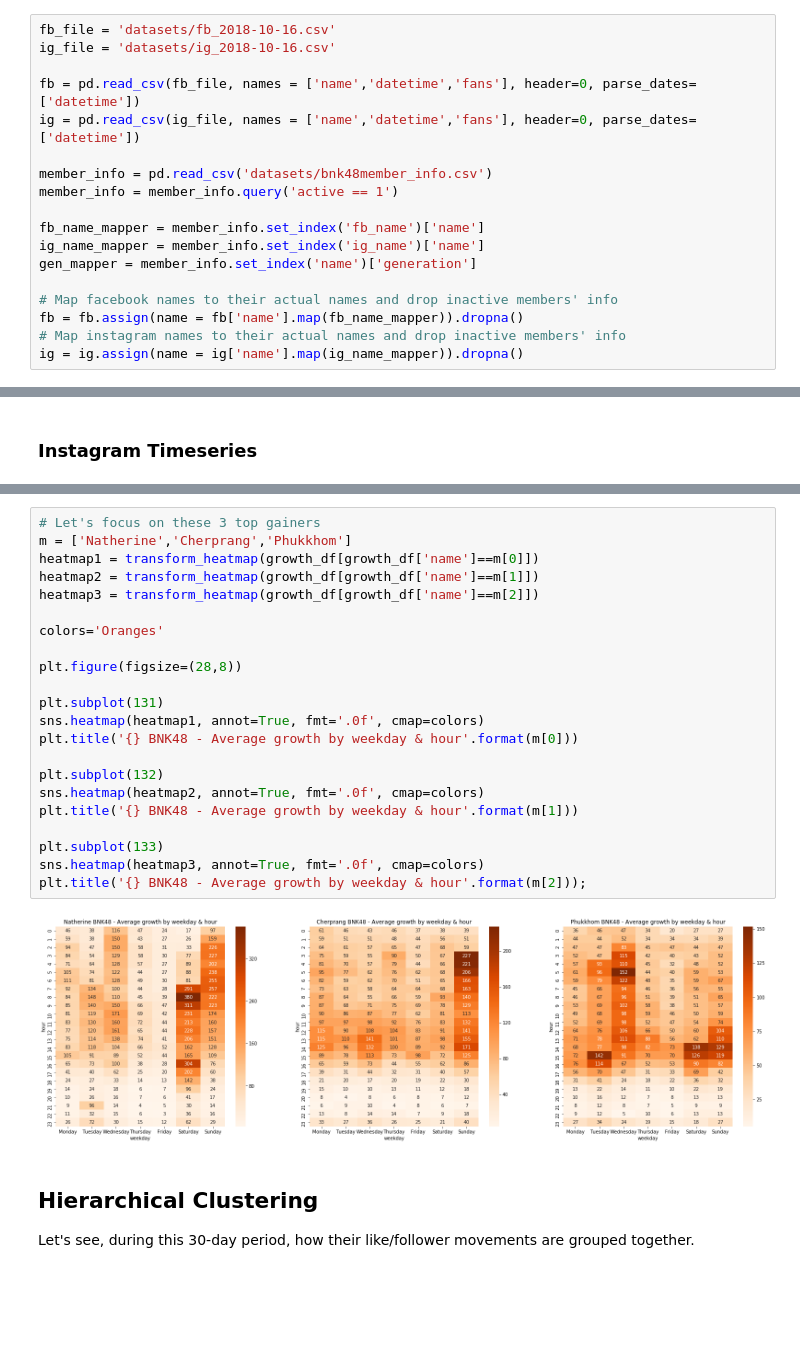
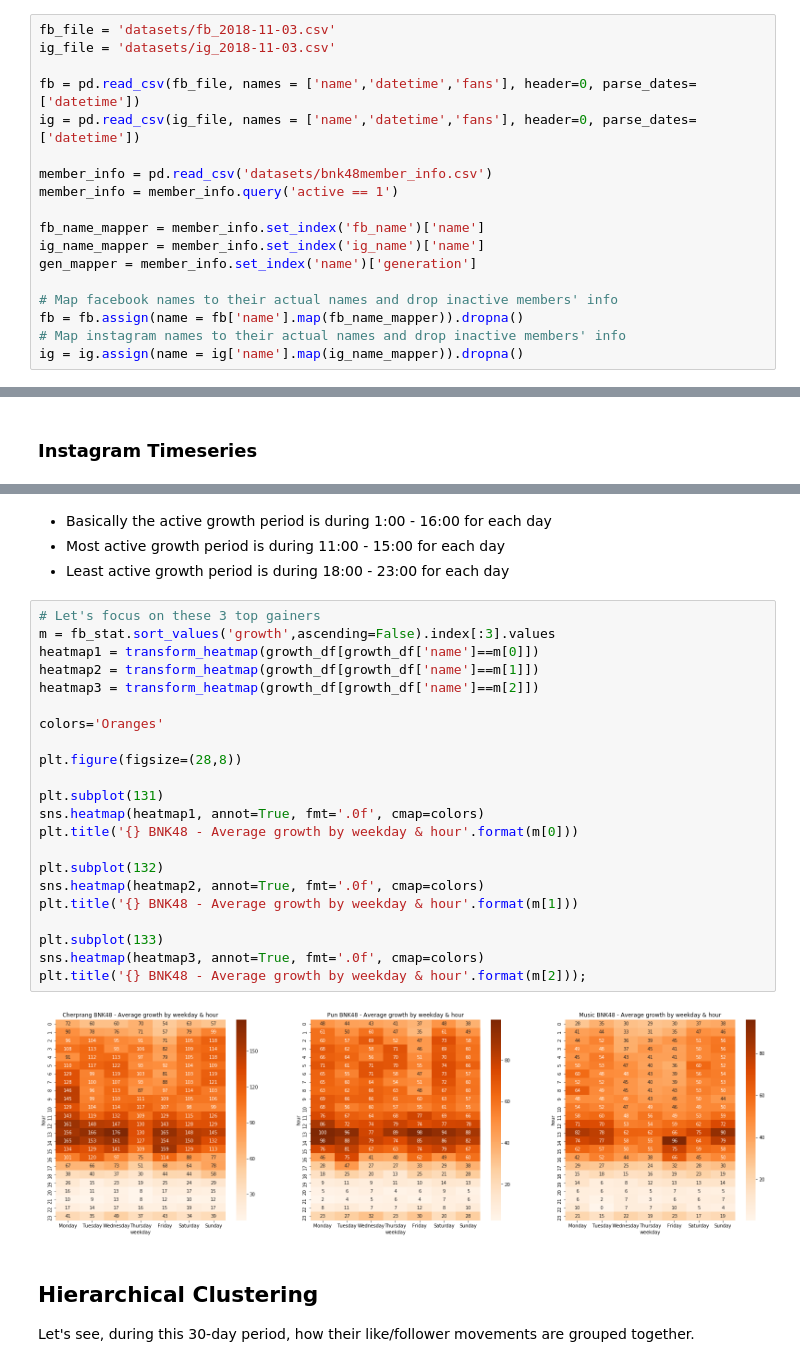
Before and after one commit to tanatiem/BNK48, a Jupyter notebook: bnk48-social-media.ipynb, the cells around one changed output, grey strips where cells are left out. Cells and saved outputs as stored; diff of their text form; blank space fills up the shorter version.

```diff
--- a/bnk48-social-media.ipynb
+++ b/bnk48-social-media.ipynb
@@ -7,8 +7,8 @@ import pandas as pd
 import matplotlib.pyplot as plt
 import seaborn as sns
 # %%
-fb_file = 'datasets/fb_2018-10-16.csv'
-ig_file = 'datasets/ig_2018-10-16.csv'
+fb_file = 'datasets/fb_2018-11-03.csv'
+ig_file = 'datasets/ig_2018-11-03.csv'
 
 fb = pd.read_csv(fb_file, names = ['name','datetime','fans'], header=0, parse_dates=['datetime'])
 ig = pd.read_csv(ig_file, names = ['name','datetime','fans'], header=0, parse_dates=['datetime'])
@@ -323,27 +318,31 @@ plt.title('2nd Generation - 2nd-gen avg growth/member');
+# %% [markdown]
+- Basically the active growth period is during 1:00 - 16:00 for each day
+- Most active growth period is during 11:00 - 15:00 for each day
+- Least active growth period is during 18:00 - 23:00 for each day
 # %%
 # Let's focus on these 3 top gainers
-m = ['Natherine','Cherprang','Phukkhom']
+m = fb_stat.sort_values('growth',ascending=False).index[:3].values
 heatmap1 = transform_heatmap(growth_df[growth_df['name']==m[0]])
 heatmap2 = transform_heatmap(growth_df[growth_df['name']==m[1]])
 heatmap3 = transform_heatmap(growth_df[growth_df['name']==m[2]])
 
 colors='Oranges'
 
 plt.figure(figsize=(28,8))
 
 plt.subplot(131)
 sns.heatmap(heatmap1, annot=True, fmt='.0f', cmap=colors)
 plt.title('{} BNK48 - Average growth by weekday & hour'.format(m[0]))
 
 plt.subplot(132)
 sns.heatmap(heatmap2, annot=True, fmt='.0f', cmap=colors)
 plt.title('{} BNK48 - Average growth by weekday & hour'.format(m[1]))
 
 plt.subplot(133)
 sns.heatmap(heatmap3, annot=True, fmt='.0f', cmap=colors)
 plt.title('{} BNK48 - Average growth by weekday & hour'.format(m[2]));
 # %% [output]
-[figure, old version]
+[figure, new version]
 # %% [markdown]
 ## Hierarchical Clustering
 Let's see, during this 30-day period, how their like/follower movements are grouped together.
```
Also changed, not shown: parts of 23 cells of this notebook, 1 other file.
